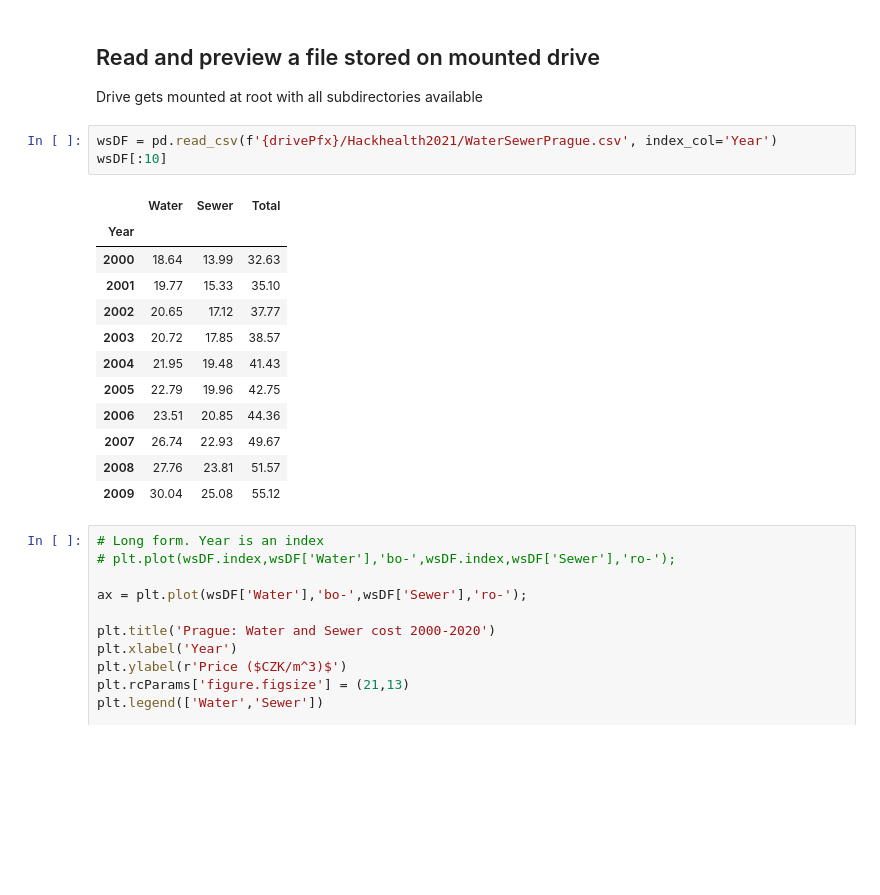
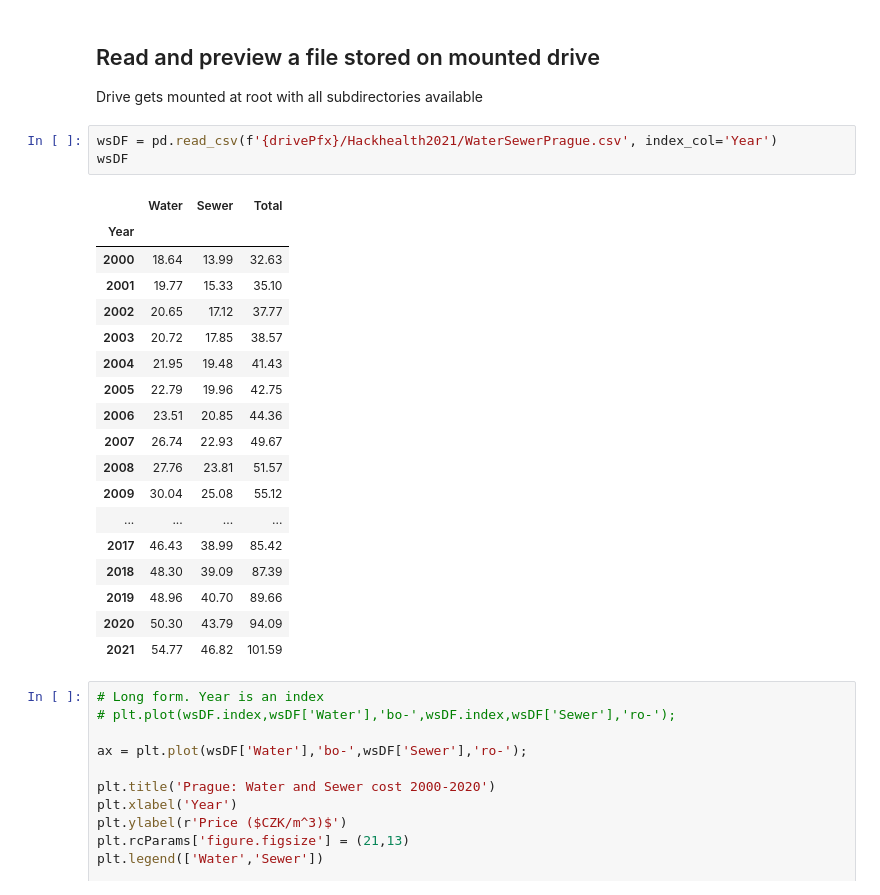
Before and after one commit to mtomcanyi/colab-public, a Jupyter notebook: GitHubIntegration.ipynb, the cells around one changed output. Saved outputs shown, nothing was run; the diff lists cells and outputs as text; blank space fills up the shorter version.

```diff
--- a/GitHubIntegration.ipynb
+++ b/GitHubIntegration.ipynb
@@ -56,20 +75,26 @@ plt.rcParams['figure.figsize'] = (15,5)
 Drive gets mounted at root with all subdirectories available
 # %%
 wsDF = pd.read_csv(f'{drivePfx}/Hackhealth2021/WaterSewerPrague.csv', index_col='Year')
-wsDF[:10]
+wsDF
 # %% [output]
 |  | Water | Sewer | Total |
 | Year |  |  |  |
 | 2000 | 18.64 | 13.99 | 32.63 |
 | 2001 | 19.77 | 15.33 | 35.10 |
 | 2002 | 20.65 | 17.12 | 37.77 |
 | 2003 | 20.72 | 17.85 | 38.57 |
 | 2004 | 21.95 | 19.48 | 41.43 |
 | 2005 | 22.79 | 19.96 | 42.75 |
 | 2006 | 23.51 | 20.85 | 44.36 |
 | 2007 | 26.74 | 22.93 | 49.67 |
 | 2008 | 27.76 | 23.81 | 51.57 |
 | 2009 | 30.04 | 25.08 | 55.12 |
+| ... | ... | ... | ... |
+| 2017 | 46.43 | 38.99 | 85.42 |
+| 2018 | 48.30 | 39.09 | 87.39 |
+| 2019 | 48.96 | 40.70 | 89.66 |
+| 2020 | 50.30 | 43.79 | 94.09 |
+| 2021 | 54.77 | 46.82 | 101.59 |
 # %%
 # Long form. Year is an index
 # plt.plot(wsDF.index,wsDF['Water'],'bo-',wsDF.index,wsDF['Sewer'],'ro-');
```
Also changed, not shown: parts of 6 cells of this notebook.
